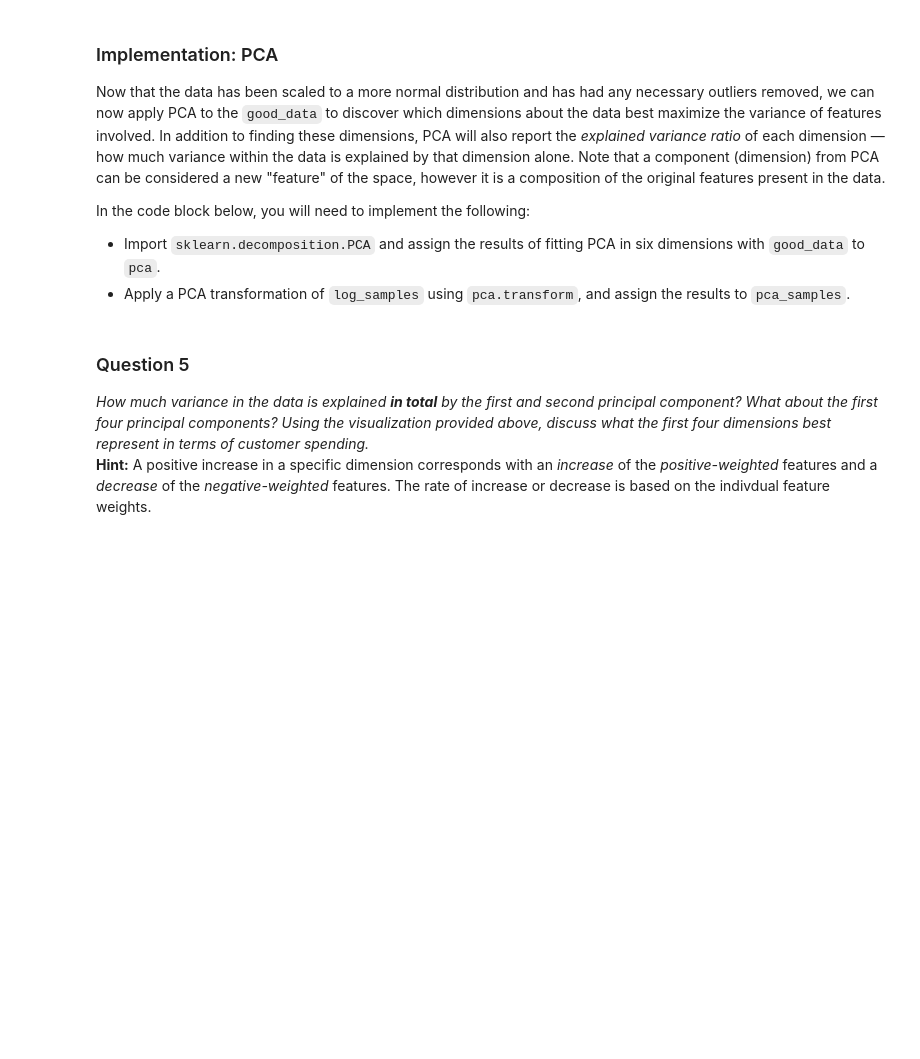
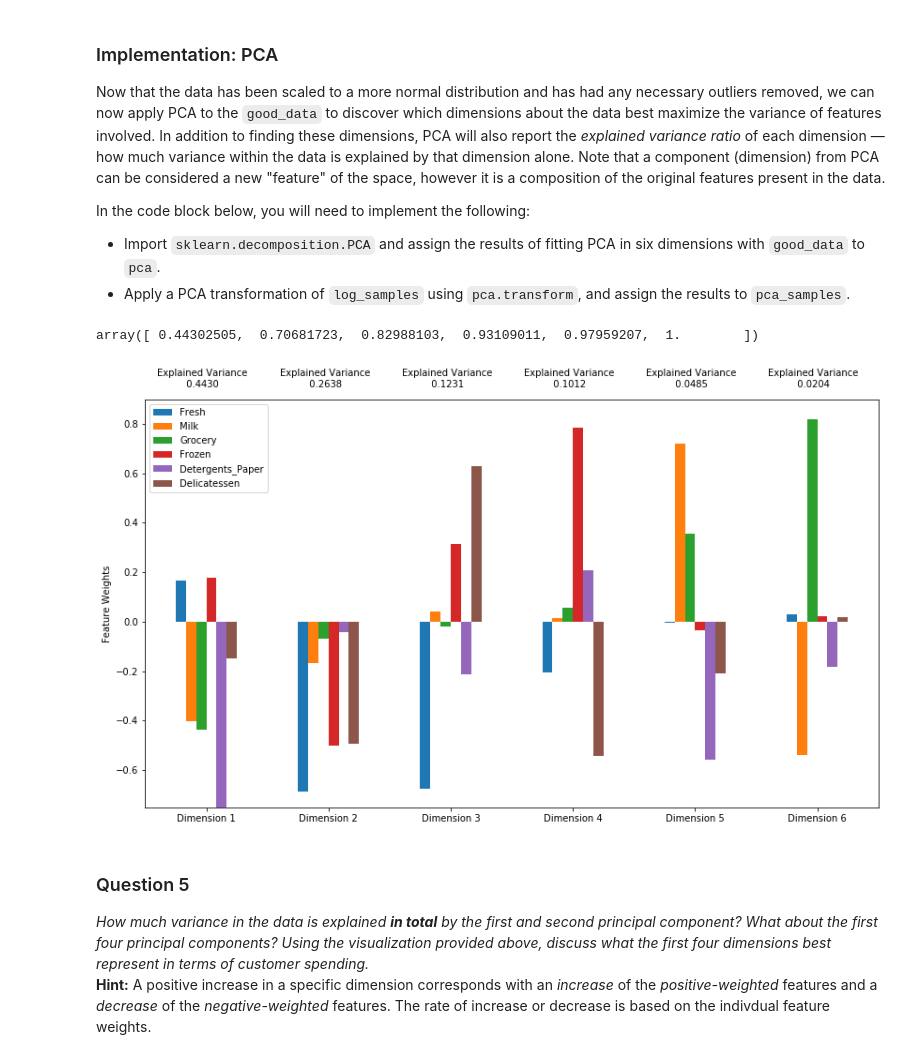
Before and after one commit to sebastienjouhans/udacity-machine-learning-engineer-nanodegree, a Jupyter notebook: customer_segments/project/customer_segments.ipynb, the cells around one changed output. Cells and saved outputs as stored; diff of their text form; code cells hidden in the pictures; blank space fills up the shorter version.

```diff
--- a/customer_segments/project/customer_segments.ipynb
+++ b/customer_segments/project/customer_segments.ipynb
@@ -219,7 +219,7 @@ for feature in log_data.keys():
     display(log_data[~((log_data[feature] >= Q1 - step) & (log_data[feature] <= Q3 + step))])
 
 # OPTIONAL: Select the indices for data points you wish to remove
-outliers  = []
+outliers  = [65,66,75,128,154]
 
 # Remove the outliers, if any were specified
 good_data = log_data.drop(log_data.index[outliers]).reset_index(drop = True)
@@ -301,14 +303,20 @@ In the code block below, you will need to implement the following:
  - Import `sklearn.decomposition.PCA` and assign the results of fitting PCA in six dimensions with `good_data` to `pca`.
  - Apply a PCA transformation of `log_samples` using `pca.transform`, and assign the results to `pca_samples`.
 # %%
-# TODO: Apply PCA by fitting the good data with the same number of dimensions as features
-pca = None
+from sklearn.decomposition import PCA
+pca = PCA()
+pca.fit(good_data)
 
 # TODO: Transform log_samples using the PCA fit above
-pca_samples = None
+pca_samples = pca.transform(log_samples)
 
 # Generate PCA results plot
 pca_results = vs.pca_results(good_data, pca)
+
+np.cumsum(pca.explained_variance_ratio_)
+# %% [output]
+array([ 0.44302505,  0.70681723,  0.82988103,  0.93109011,  0.97959207,  1.        ])
+[figure, added]
 # %% [markdown]
 ### Question 5
 *How much variance in the data is explained* ***in total*** *by the first and second principal component? What about the first four principal components? Using the visualization provided above, discuss what the first four dimensions best represent in terms of customer spending.*
```
Also changed, not shown: parts of 15 cells of this notebook.
